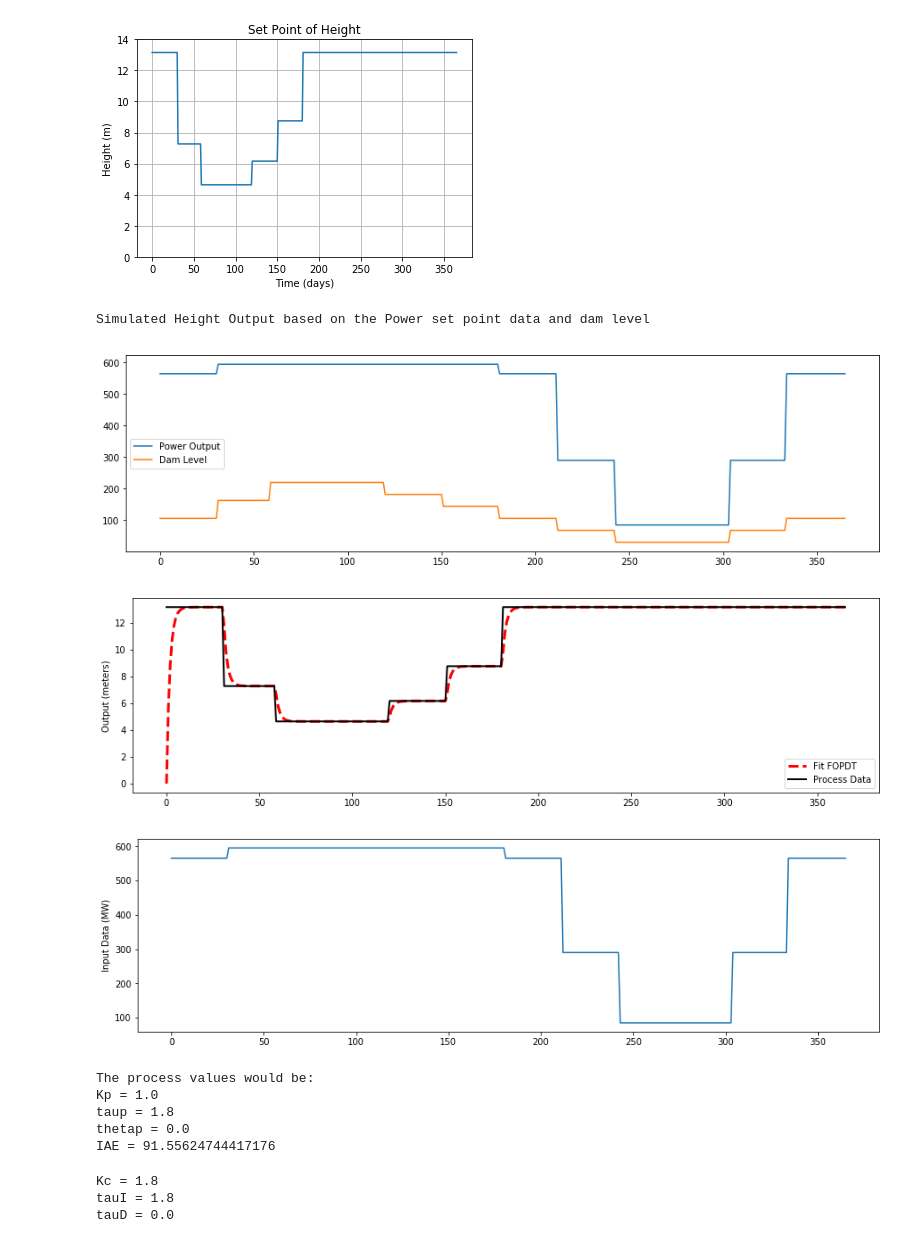
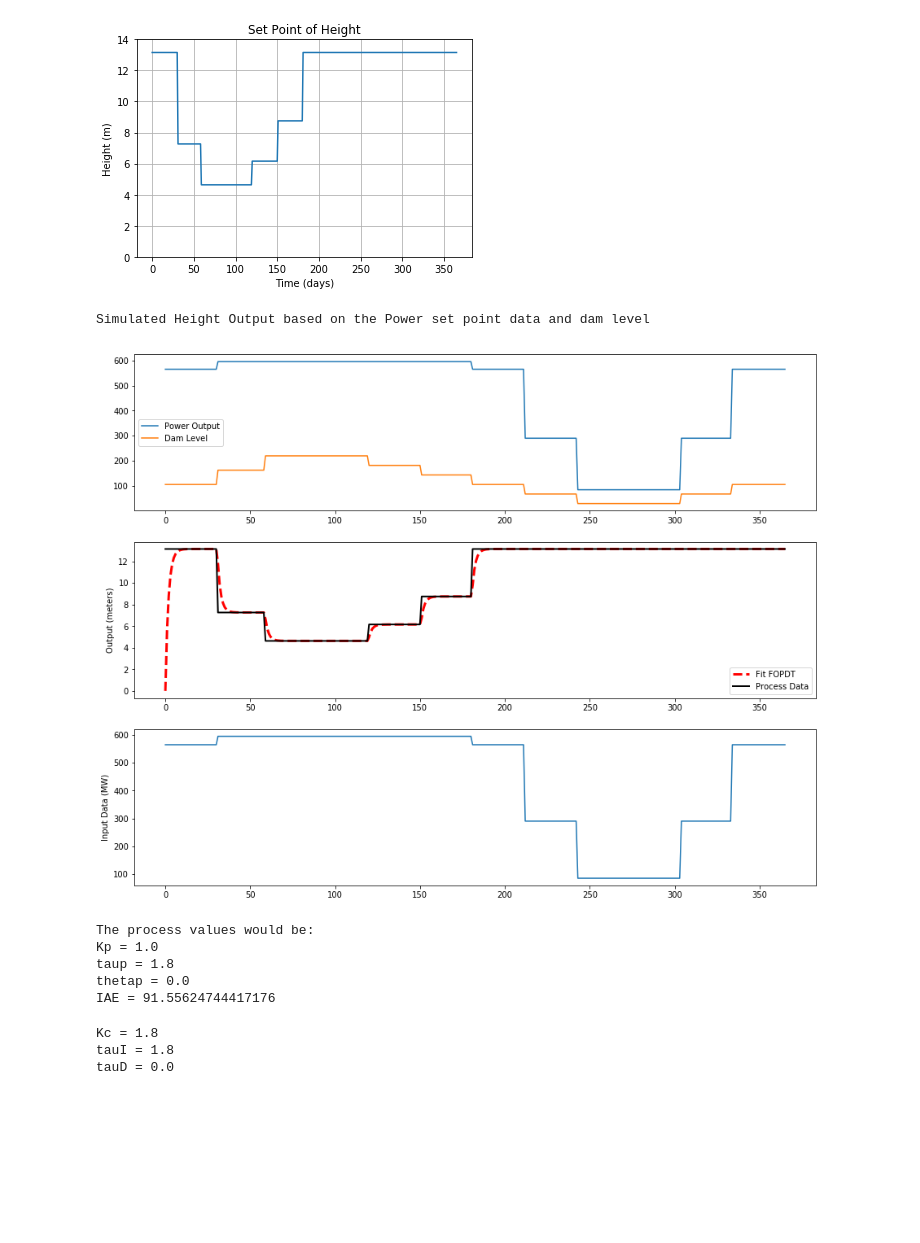
Before and after one commit to colin314/ProcessControlProject, a Jupyter notebook: Project(withFOPDTandPID).ipynb, the cells around one changed output. Cells and saved outputs as stored; diff of their text form; code cells hidden in the pictures; blank space fills up the shorter version.

Commit message:
new FOPDT and PID file

```diff
--- a/Project(withFOPDTandPID).ipynb
+++ b/Project(withFOPDTandPID).ipynb
@@ -249,11 +249,11 @@ def sim_process_data():
 yp = sim_process_data()[0]/2.693307151511013#2.4755
 yp1 = sim_process_data()[1]
 print('Simulated Height Output based on the Power set point data and dam level')
-plt.figure(figsize=(15,4))
+plt.figure(figsize=(15,12))
+plt.subplot(3,1,1)
 plt.plot(ts,yp1,label='Power Output')
 plt.plot(ts,DamLevel,label='Dam Level')
 plt.legend()
-plt.show()
 
 # simulate FOPDT model with x=[Km,taum,thetam]
 def sim_model(Km,taum,thetam):
@@ -279,39 +279,38 @@ thetam = 0.0
 ym = sim_model(Km,taum,thetam)
 
 
 
 # plot results
-plt.figure(figsize=(15,4))
+plt.subplot(3,1,2)
 plt.plot(t,ym,'r--',linewidth=3,label='Fit FOPDT')
 #plt.plot(t,yp,'k-',linewidth=2,label='Process Data')
 plt.plot(t,u,'k-',linewidth=2,label='Process Data')
 plt.ylabel('Output (meters)')
 plt.legend(loc='best')
-plt.show()
+#plt.show()
 #plt.subplot(2,1,2)
 
-plt.figure(figsize=(15,4))
+plt.subplot(3,1,3)
 plt.plot(ts,yp1)
 #plt.plot(t,u,'bx-',linewidth=2)
 #plt.plot(t,uf(t),'r--',linewidth=3)
 #plt.legend(['Measured','Interpolated'],loc='best')
 plt.ylabel('Input Data (MW)')
+plt.savefig('FOPDT.png')
 plt.show()
 
 #print('IAE was minimized manually by altering Km, taum, and thetam.')
 #print('Minimum IAE at Km = 1.0, taum = 3.8, theam = 0.0')
 #print('However this would lead to constant movement of the gate and is undesireable as the set point is barely reached before changing.')
 print('\nThe process values would be:\nKp =',Km,'\ntaup =',taum,'\nthetap =',thetam)
 # Integral Absolute Error
 iae = 0
 for i in range(len(ym)):
     iae += np.abs(ym[i]-yp[i])
 print('IAE =',iae)
 # %% [output]
 Simulated Height Output based on the Power set point data and dam level
-[figure, old version]
+[figure, new version]
-[figure, removed]
-[figure, removed]
 The process values would be:
 Kp = 1.0
 taup = 1.8
```
Also changed, not shown: parts of 1 cell of this notebook.
